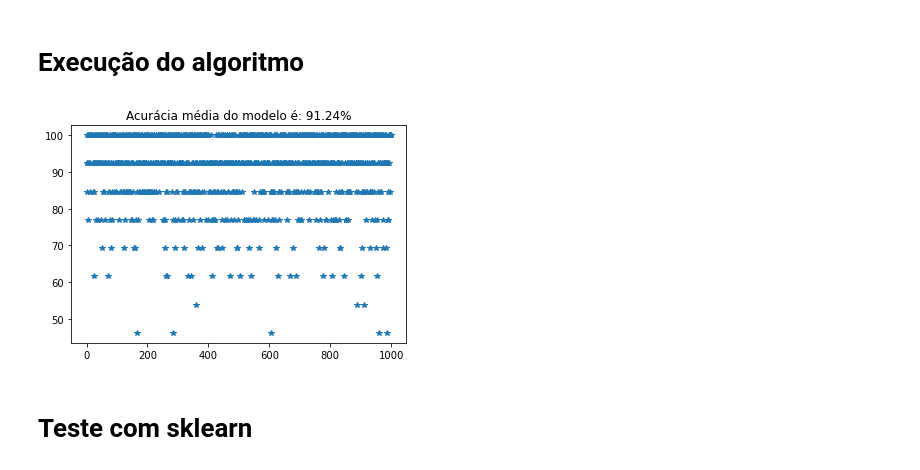
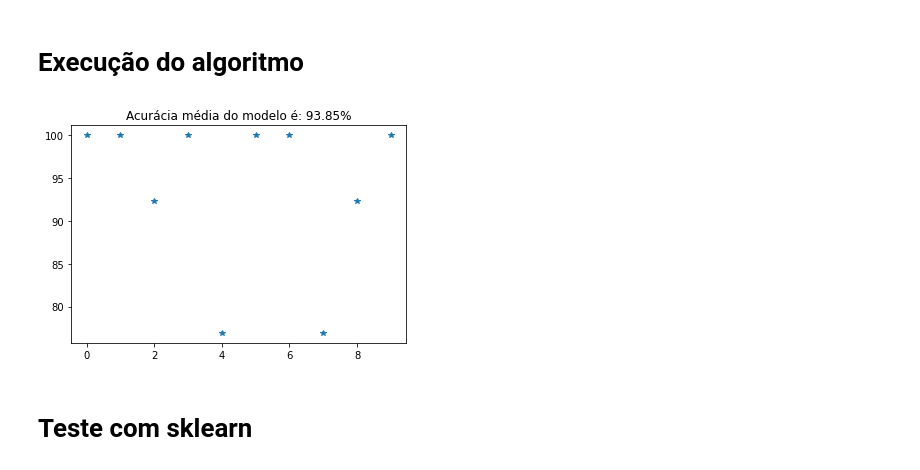
Before and after one commit to SamuelHericles/decision_tree_c45, a Jupyter notebook: Arvore_de_decisao_C4.5_python.ipynb, the cells around one changed output. Cells and saved outputs as stored; diff of their text form; code cells hidden in the pictures.

```diff
--- a/Arvore_de_decisao_C4.5_python.ipynb
+++ b/Arvore_de_decisao_C4.5_python.ipynb
@@ -265,18 +265,18 @@ def arvore_de_decisao_c45(X,y):
 # %%
 # Vetor de acurácias
 accs = []
 
 # Cálcula várias vezes base de dados diferentes com árvore de descição
-for i in range(1000):
+for i in range(10):
     X,y = kfold_shuffle_estratificado(atributos)
     accs.append(arvore_de_decisao_c45(X,y))
 
 # Plota cada resultado junto com a acurácia média do modelo
 plt.title(f'Acurácia média do modelo é: {np.mean(accs).round(2)}%')
 plt.plot(accs,'*')
 plt.show()
 # %% [output]
-[figure, old version]
+[figure, new version]
 # %% [markdown]
 # Teste com sklearn
 # %%
```
Also changed, not shown: parts of 2 cells of this notebook, 2 other files.
